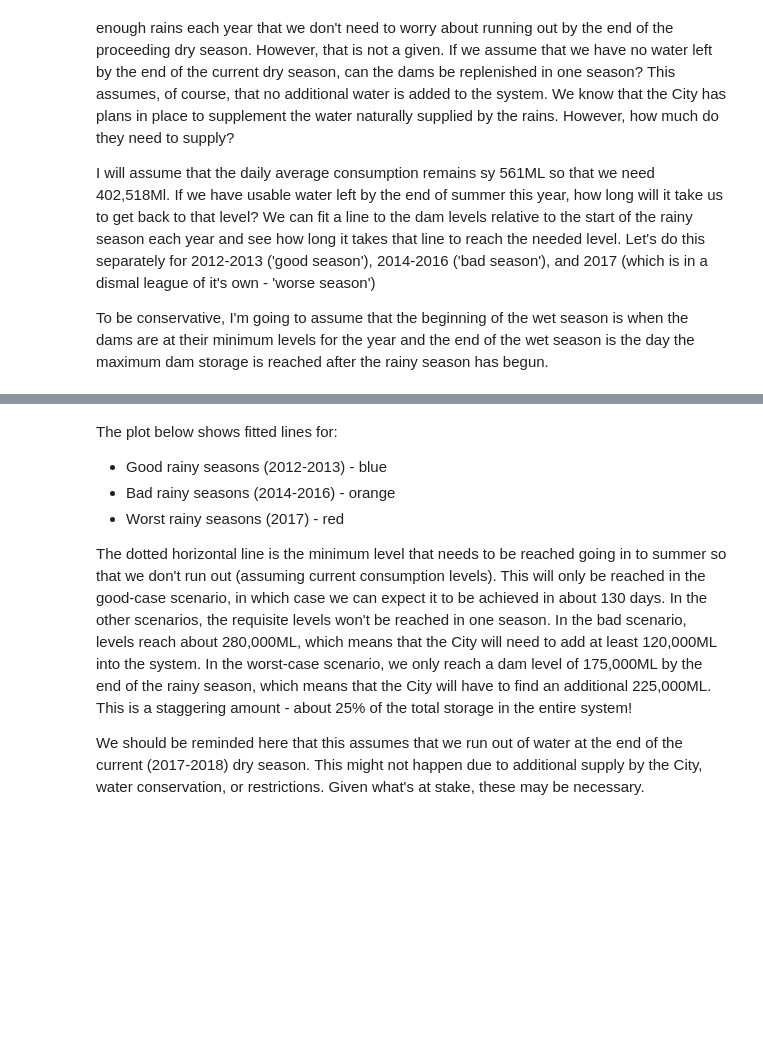
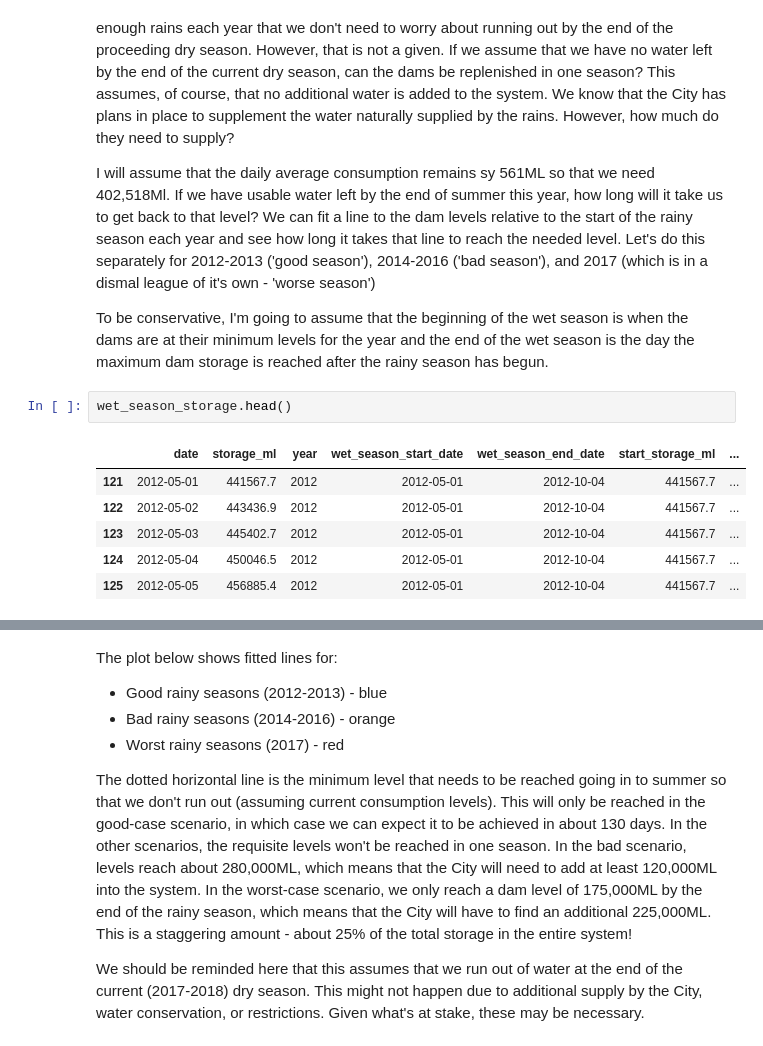
Before and after one commit to jbertscher/dam-levels, a Jupyter notebook: 1.0-dam-level-predictions.ipynb, the cells around one changed output, grey strips where cells are left out. Cells and saved outputs as stored; diff of their text form; blank space fills up the shorter version.

```diff
--- a/1.0-dam-level-predictions.ipynb
+++ b/1.0-dam-level-predictions.ipynb
@@ -203,4 +226,13 @@ The wet season brings rains, which will cause dam levels to increase. Generally,
 I will assume that the daily average consumption remains sy 561ML so that we need 402,518Ml. If we have usable water left by the end of summer this year, how long will it take us to get back to that level? We can fit a line to the dam levels relative to the start of the rainy season each year and see how long it takes that line to reach the needed level. Let's do this separately for 2012-2013 ('good season'), 2014-2016 ('bad season'), and 2017 (which is in a dismal league of it's own - 'worse season')
 
 To be conservative, I'm going to assume that the beginning of the wet season is when the dams are at their minimum levels for the year and the end of the wet season is the day the maximum dam storage is reached after the rainy season has begun.
+# %%
+wet_season_storage.head()
+# %% [output]
+|  | date | storage_ml | year | wet_season_start_date | wet_season_end_date | start_storage_ml | ... |
+| 121 | 2012-05-01 | 441567.7 | 2012 | 2012-05-01 | 2012-10-04 | 441567.7 | ... |
+| 122 | 2012-05-02 | 443436.9 | 2012 | 2012-05-01 | 2012-10-04 | 441567.7 | ... |
+| 123 | 2012-05-03 | 445402.7 | 2012 | 2012-05-01 | 2012-10-04 | 441567.7 | ... |
+| 124 | 2012-05-04 | 450046.5 | 2012 | 2012-05-01 | 2012-10-04 | 441567.7 | ... |
+| 125 | 2012-05-05 | 456885.4 | 2012 | 2012-05-01 | 2012-10-04 | 441567.7 | ... |
 # %%
```
Also changed, not shown: parts of 20 cells of this notebook, 1 other file.
